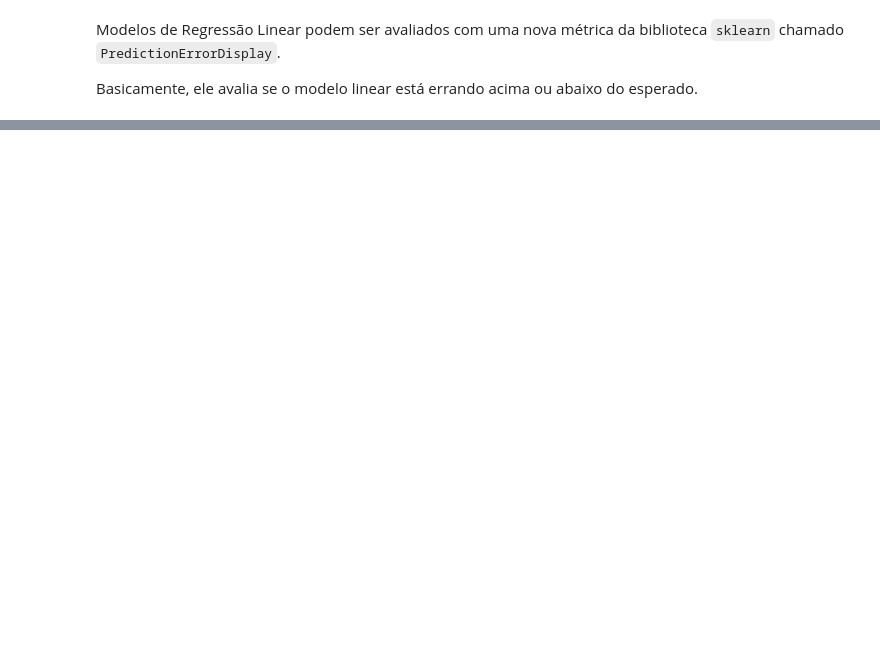
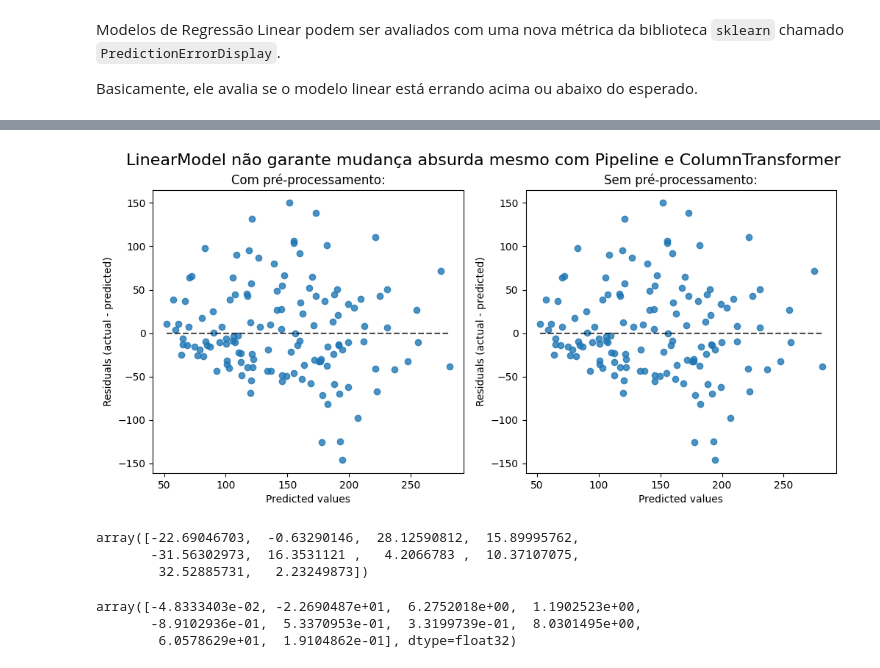
Before and after one commit to TulioInoue/datascience-study, a Jupyter notebook: cases/linear_regression/linear_regression.ipynb, the cells around one changed output, grey strips where cells are left out. Cells and saved outputs as stored; diff of their text form; code cells hidden in the pictures; blank space fills up the shorter version.

```diff
--- a/cases/linear_regression/linear_regression.ipynb
+++ b/cases/linear_regression/linear_regression.ipynb
@@ -74,0 +135,60 @@ plt.show()
+# %%
+column_transformer = ColumnTransformer(
+    transformers = [
+        ("OneHotEnc", OneHotEncoder(drop = "if_binary"), ["sex"]),
+        ("StandartScaler", StandardScaler(), ["age", "bmi", "bp", "s1", "s2", "s3", "s4", "s5", "s6"])
+    ]
+)
+
+pipeline = Pipeline(
+    steps = [
+        ("preprocessing", column_transformer),
+        ("linear_model", LinearRegression())
+    ]
+)
+
+pipeline.fit(
+    X = X_train, y = y_train
+)
+
+fig, axs = plt.subplots(
+    ncols = 2,
+    figsize = (12, 5)
+)
+
+display1 = PredictionErrorDisplay(
+    y_true = y_test,
+    y_pred = pipeline.predict(
+        X = X_test
+    )
+)
+
+display2 = PredictionErrorDisplay(
+    y_true = y_test,
+    y_pred = model.predict(
+        X = X_test
+    )
+)
+
+display1.plot(ax = axs[0])
+display2.plot(ax = axs[1])
+
+axs[0].set_title("Com pré-processamento:")
+axs[1].set_title("Sem pré-processamento:")
+
+plt.suptitle("LinearModel não garante mudança absurda mesmo com Pipeline e ColumnTransformer", fontsize = 16)
+plt.show()
+# %% [output]
+[figure, added]
+# %%
+pipeline["linear_model"].coef_
+# %% [output]
+array([-22.69046703,  -0.63290146,  28.12590812,  15.89995762,
+       -31.56302973,  16.3531121 ,   4.2066783 ,  10.37107075,
+        32.52885731,   2.23249873])
+# %%
+model.coef_
+# %% [output]
+array([-4.8333403e-02, -2.2690487e+01,  6.2752018e+00,  1.1902523e+00,
+       -8.9102936e-01,  5.3370953e-01,  3.3199739e-01,  8.0301495e+00,
+        6.0578629e+01,  1.9104862e-01], dtype=float32)
```
Also changed, not shown: parts of 10 cells of this notebook.
